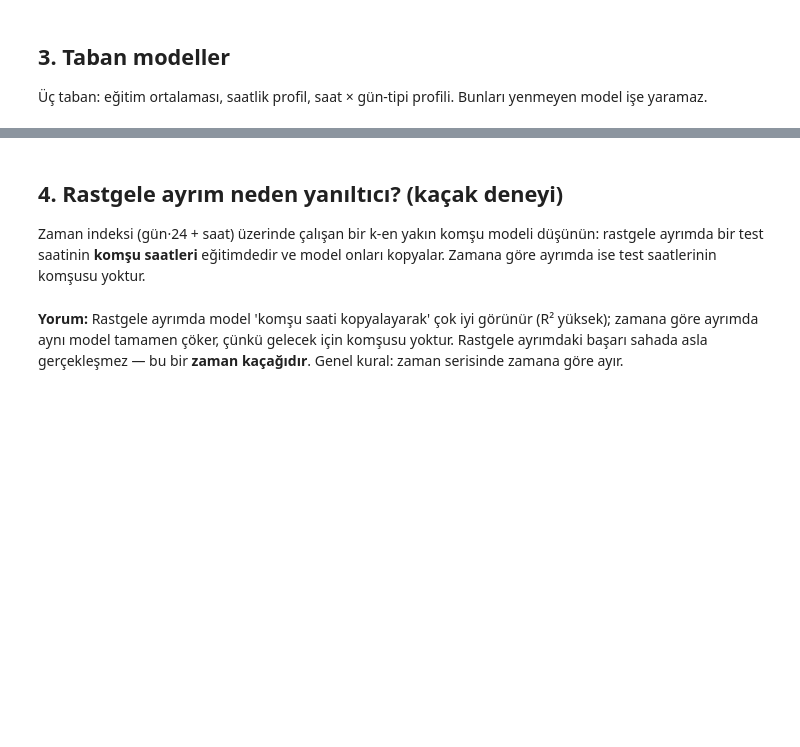
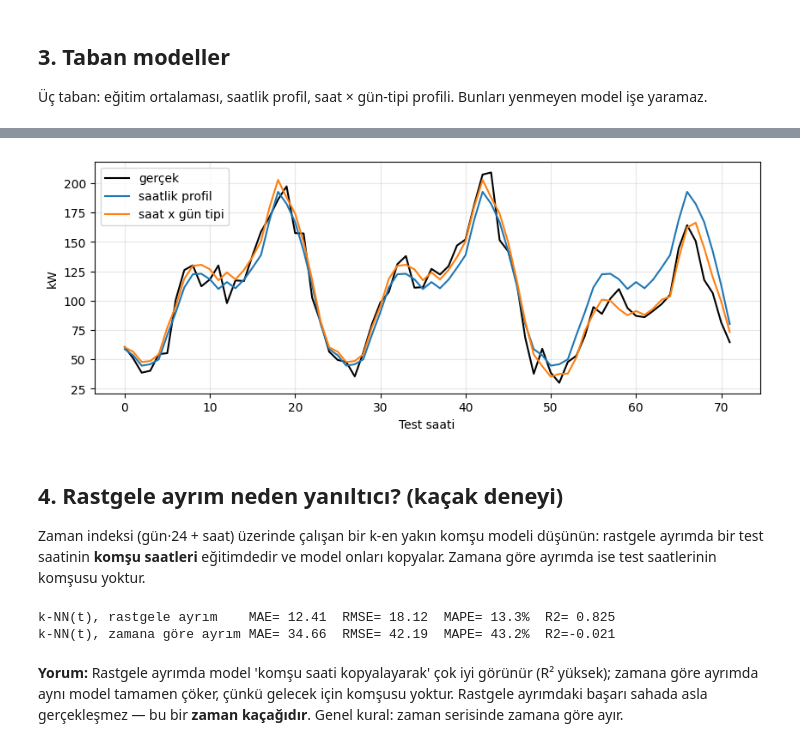
Before and after one commit to SevdanurGENC/Fundamentals-of-Artificial-Intelligence-EEE-Lecture-Notes, a Jupyter notebook: Codes/Hafta04_MO_Temel_Kavramlar.ipynb, the cells around one changed output, grey strips where cells are left out. Drawn from its saved outputs; the diff is of its cells as text; code cells hidden in the pictures; blank space fills up the shorter version.

```diff
--- a/Codes/Hafta04_MO_Temel_Kavramlar.ipynb
+++ b/Codes/Hafta04_MO_Temel_Kavramlar.ipynb
@@ -57,10 +76,16 @@ rapor("Taban: saat x gün tipi", test.tuketim_kW, tahmin2)
 # %%
 plt.figure(figsize=(10, 3.5))
 seg = test.iloc[:72]
 plt.plot(range(72), seg.tuketim_kW.values, "k", label="gerçek")
 plt.plot(range(72), seg.saat.map(profil).values, label="saatlik profil")
 plt.plot(range(72), tahmin2[:72], label="saat x gün tipi")
-plt.xlabel("Test saati"); plt.ylabel("kW"); plt.legend(); plt.grid(alpha=.3); plt.show()
+plt.xlabel("Test saati");
+plt.ylabel("kW");
+plt.legend();
+plt.grid(alpha=.3);
+plt.show()
+# %% [output]
+[figure, added]
 # %% [markdown]
 ## 4. Rastgele ayrım neden yanıltıcı? (kaçak deneyi)
 
@@ -69,9 +94,14 @@ Zaman indeksi (gün·24 + saat) üzerinde çalışan bir k-en yakın komşu mode
 from sklearn.neighbors import KNeighborsRegressor
 knn = KNeighborsRegressor(n_neighbors=2)
 # (a) rastgele ayrım
-knn.fit(eg_r[["t"]], eg_r.tuketim_kW); rapor("k-NN(t), rastgele ayrım", te_r.tuketim_kW, knn.predict(te_r[["t"]]))
+knn.fit(eg_r[["t"]], eg_r.tuketim_kW);
+rapor("k-NN(t), rastgele ayrım", te_r.tuketim_kW, knn.predict(te_r[["t"]]))
 # (b) zamana göre ayrım
-knn.fit(egitim[["t"]], egitim.tuketim_kW); rapor("k-NN(t), zamana göre ayrım", test.tuketim_kW, knn.predict(test[["t"]]))
+knn.fit(egitim[["t"]], egitim.tuketim_kW);
+rapor("k-NN(t), zamana göre ayrım", test.tuketim_kW, knn.predict(test[["t"]]))
+# %% [output]
+k-NN(t), rastgele ayrım    MAE= 12.41  RMSE= 18.12  MAPE= 13.3%  R2= 0.825
+k-NN(t), zamana göre ayrım MAE= 34.66  RMSE= 42.19  MAPE= 43.2%  R2=-0.021
 # %% [markdown]
 **Yorum:** Rastgele ayrımda model 'komşu saati kopyalayarak' çok iyi görünür (R² yüksek); zamana göre ayrımda aynı model tamamen çöker, çünkü gelecek için komşusu yoktur. Rastgele ayrımdaki başarı sahada asla gerçekleşmez — bu bir **zaman kaçağıdır**. Genel kural: zaman serisinde zamana göre ayır.
 # %% [markdown]
```
Also changed, not shown: parts of 12 cells of this notebook.
